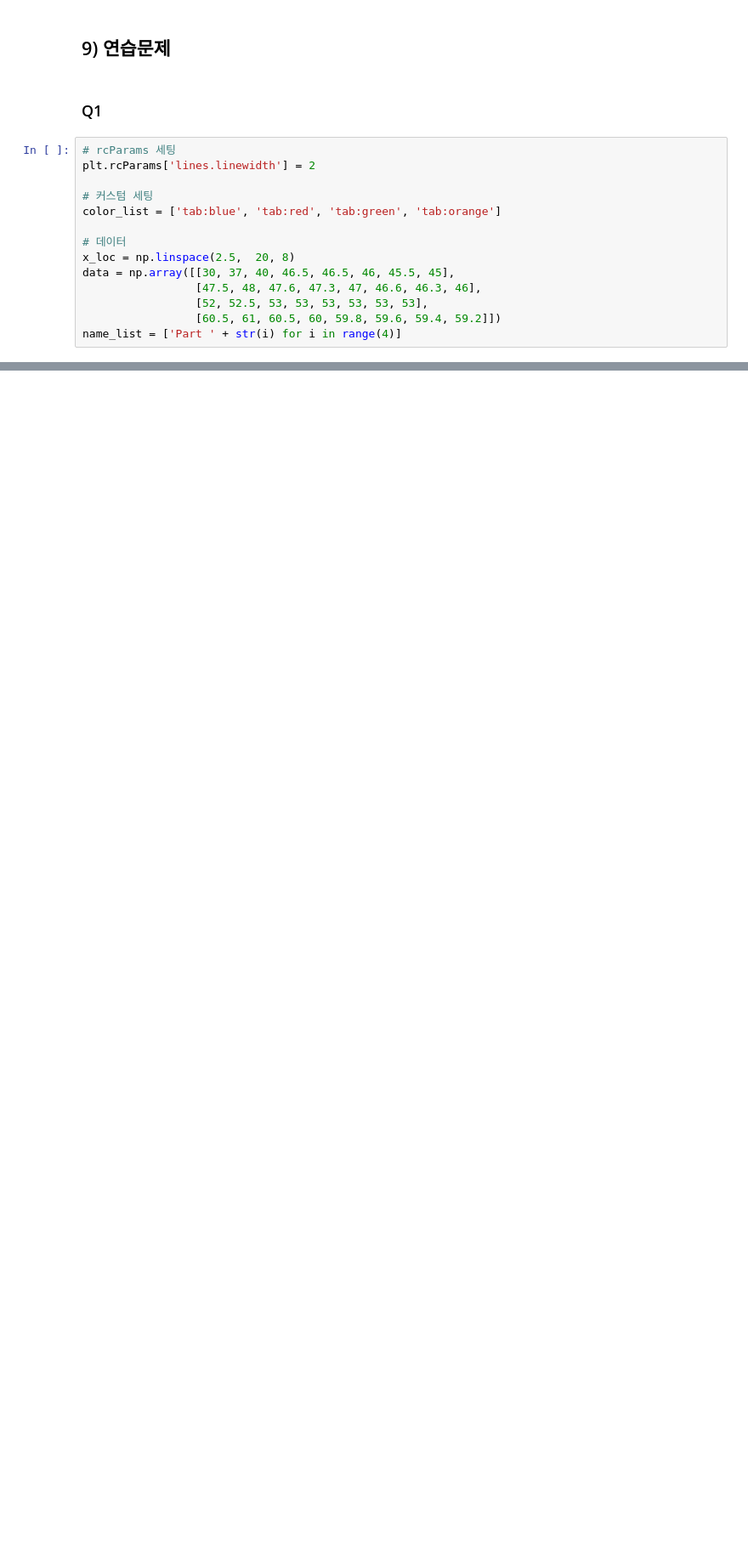
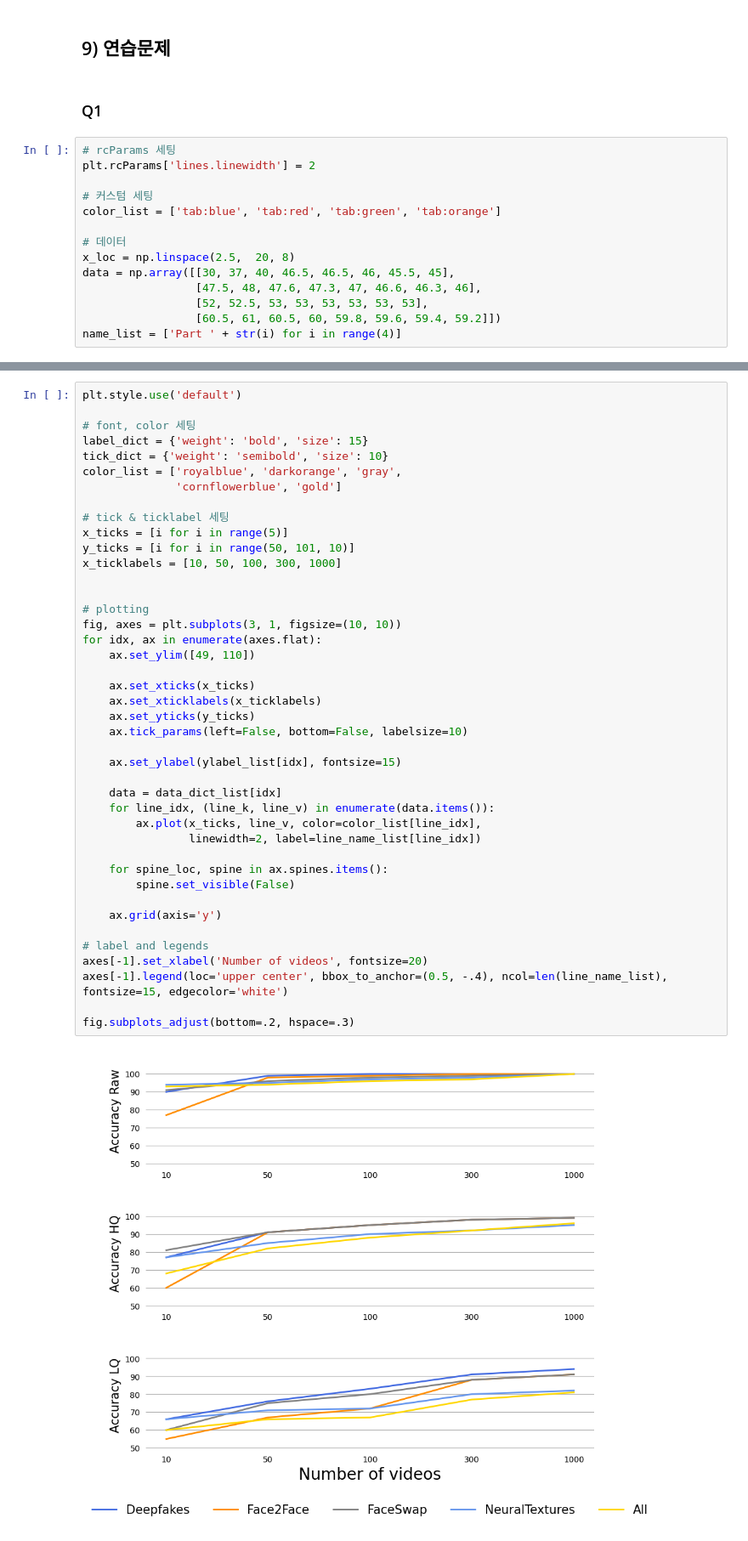
Before and after one commit to scarypillowz/Matplotlib, a Jupyter notebook: graph(1) line plot.ipynb, the cells around one changed output, grey strips where cells are left out. Shown at 85% size. Saved outputs shown, nothing was run; the diff lists cells and outputs as text; blank space fills up the shorter version.

Commit message:
line plot(6) 연습문제 3~5(single, multiple ax)

```diff
--- a/graph(1) line plot.ipynb
+++ b/graph(1) line plot.ipynb
@@ -537,0 +568,44 @@ Text(0, 0.5, 'number of types')
+# %%
+plt.style.use('default')
+
+# font, color 세팅
+label_dict = {'weight': 'bold', 'size': 15}
+tick_dict = {'weight': 'semibold', 'size': 10}
+color_list = ['royalblue', 'darkorange', 'gray',
+              'cornflowerblue', 'gold']
+
+# tick & ticklabel 세팅
+x_ticks = [i for i in range(5)]
+y_ticks = [i for i in range(50, 101, 10)]
+x_ticklabels = [10, 50, 100, 300, 1000]
+
+
+# plotting
+fig, axes = plt.subplots(3, 1, figsize=(10, 10))
+for idx, ax in enumerate(axes.flat):
+    ax.set_ylim([49, 110])
+
+    ax.set_xticks(x_ticks)
+    ax.set_xticklabels(x_ticklabels)
+    ax.set_yticks(y_ticks)
+    ax.tick_params(left=False, bottom=False, labelsize=10)
+
+    ax.set_ylabel(ylabel_list[idx], fontsize=15)
+
+    data = data_dict_list[idx]
+    for line_idx, (line_k, line_v) in enumerate(data.items()):
+        ax.plot(x_ticks, line_v, color=color_list[line_idx],
+                linewidth=2, label=line_name_list[line_idx])
+
+    for spine_loc, spine in ax.spines.items():
+        spine.set_visible(False)
+
+    ax.grid(axis='y')
+
+# label and legends
+axes[-1].set_xlabel('Number of videos', fontsize=20)
+axes[-1].legend(loc='upper center', bbox_to_anchor=(0.5, -.4), ncol=len(line_name_list), fontsize=15, edgecolor='white')
+
+fig.subplots_adjust(bottom=.2, hspace=.3)
+# %% [output]
+[figure, added]
```
Also changed, not shown: parts of 14 cells of this notebook.
